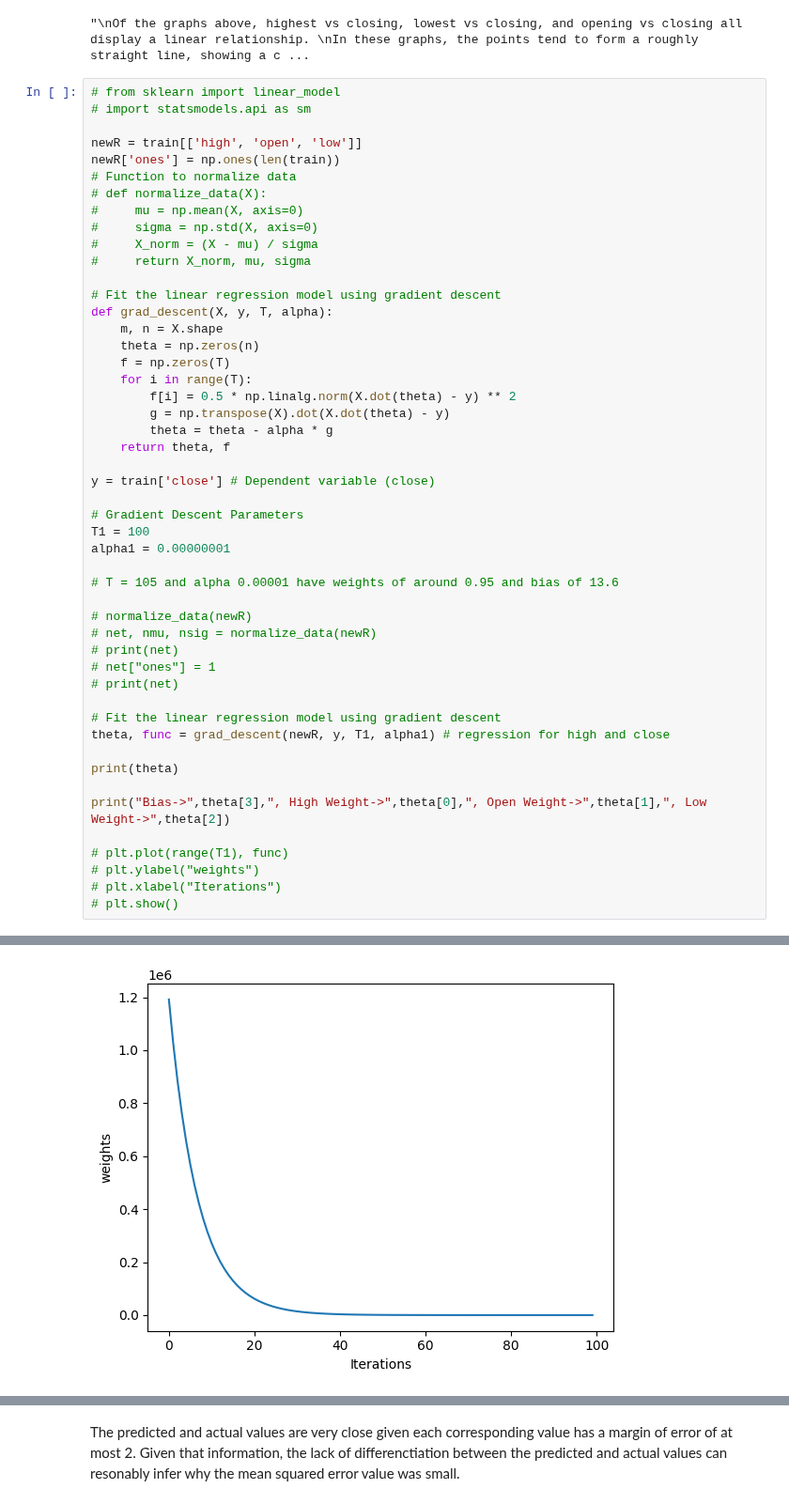
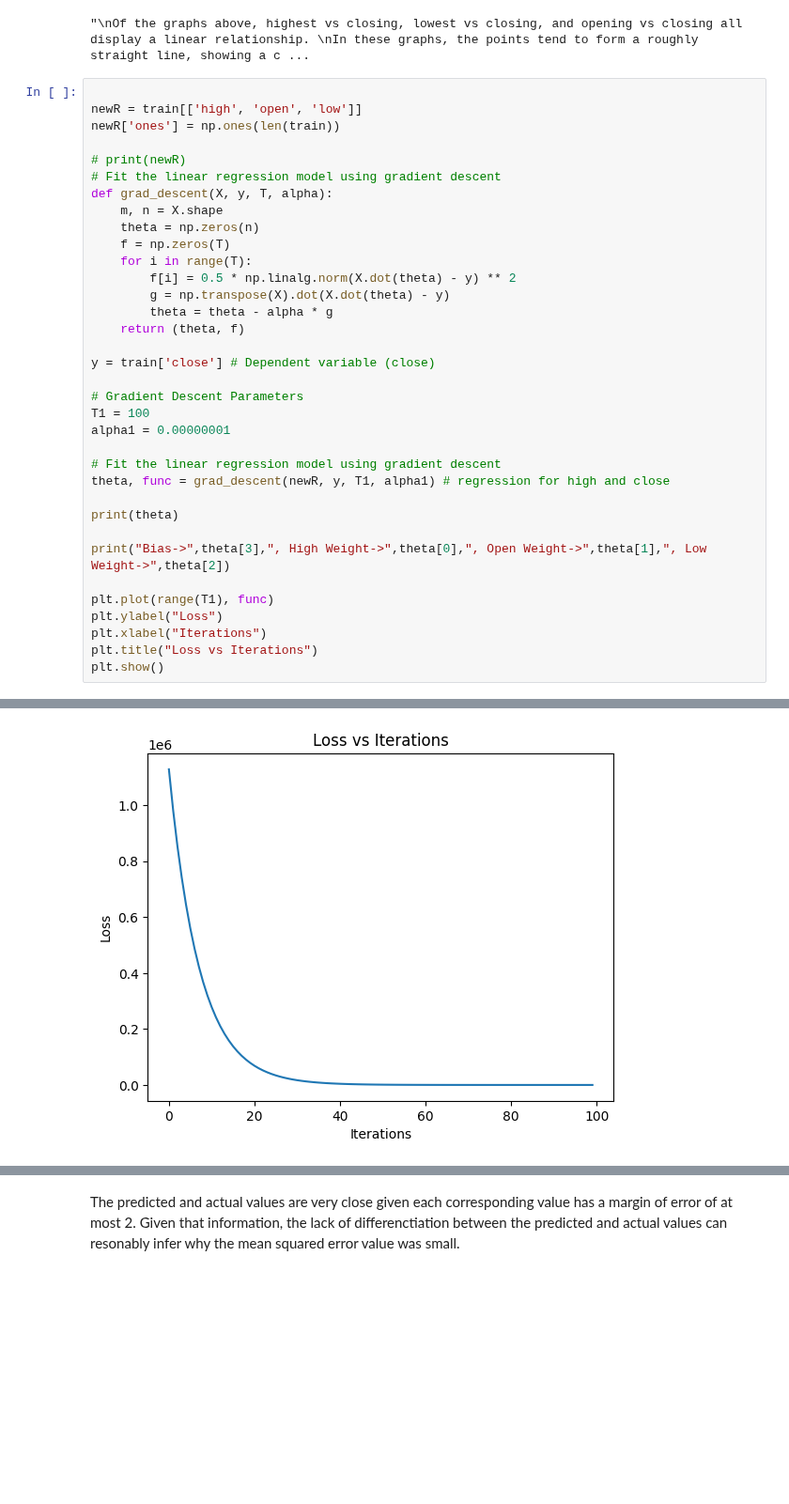
Before and after one commit to JAquaye/cmsc320, a Jupyter notebook: project4/project4.ipynb, the cells around one changed output, grey strips where cells are left out. Shown at 94% size. Cells and saved outputs as stored; diff of their text form; blank space fills up the shorter version.

```diff
--- a/project4/project4.ipynb
+++ b/project4/project4.ipynb
@@ -115,18 +116,11 @@ It suggests that the relationship between stock price and date is more complex a
 # %% [output]
 "\nOf the graphs above, highest vs closing, lowest vs closing, and opening vs closing all display a linear relationship. \nIn these graphs, the points tend to form a roughly straight line, showing a c ...
 # %%
-# from sklearn import linear_model
-# import statsmodels.api as sm
 
 newR = train[['high', 'open', 'low']]
 newR['ones'] = np.ones(len(train))
-# Function to normalize data
-# def normalize_data(X):
-#     mu = np.mean(X, axis=0)
-#     sigma = np.std(X, axis=0)
-#     X_norm = (X - mu) / sigma
-#     return X_norm, mu, sigma
 
+# print(newR)
 # Fit the linear regression model using gradient descent
 def grad_descent(X, y, T, alpha):
     m, n = X.shape
@@ -136,21 +130,13 @@ def grad_descent(X, y, T, alpha):
         f[i] = 0.5 * np.linalg.norm(X.dot(theta) - y) ** 2
         g = np.transpose(X).dot(X.dot(theta) - y)
         theta = theta - alpha * g
-    return theta, f
+    return (theta, f)
 
 y = train['close'] # Dependent variable (close)
 
 # Gradient Descent Parameters
 T1 = 100
 alpha1 = 0.00000001
-
-# T = 105 and alpha 0.00001 have weights of around 0.95 and bias of 13.6
-
-# normalize_data(newR)
-# net, nmu, nsig = normalize_data(newR)
-# print(net)
-# net["ones"] = 1
-# print(net)
 
 # Fit the linear regression model using gradient descent
 theta, func = grad_descent(newR, y, T1, alpha1) # regression for high and close
@@ -159,10 +145,11 @@ print(theta)
 
 print("Bias->",theta[3],", High Weight->",theta[0],", Open Weight->",theta[1],", Low Weight->",theta[2])
 
-# plt.plot(range(T1), func)
-# plt.ylabel("weights")
-# plt.xlabel("Iterations")
-# plt.show()
+plt.plot(range(T1), func)
+plt.ylabel("Loss")
+plt.xlabel("Iterations")
+plt.title("Loss vs Iterations")
+plt.show()
 # %% [output]
 A value is trying to be set on a copy of a slice from a DataFrame.
 Try using .loc[row_indexer,col_indexer] = value instead
@@ -178,2 +165,2 @@ Bias-> 0.0018924022835111107 , High Weight-> 0.33621412360409697 , Open Weight->
-[figure, old version]
+[figure, new version]
 # %%
```
Also changed, not shown: parts of 4 cells of this notebook.
